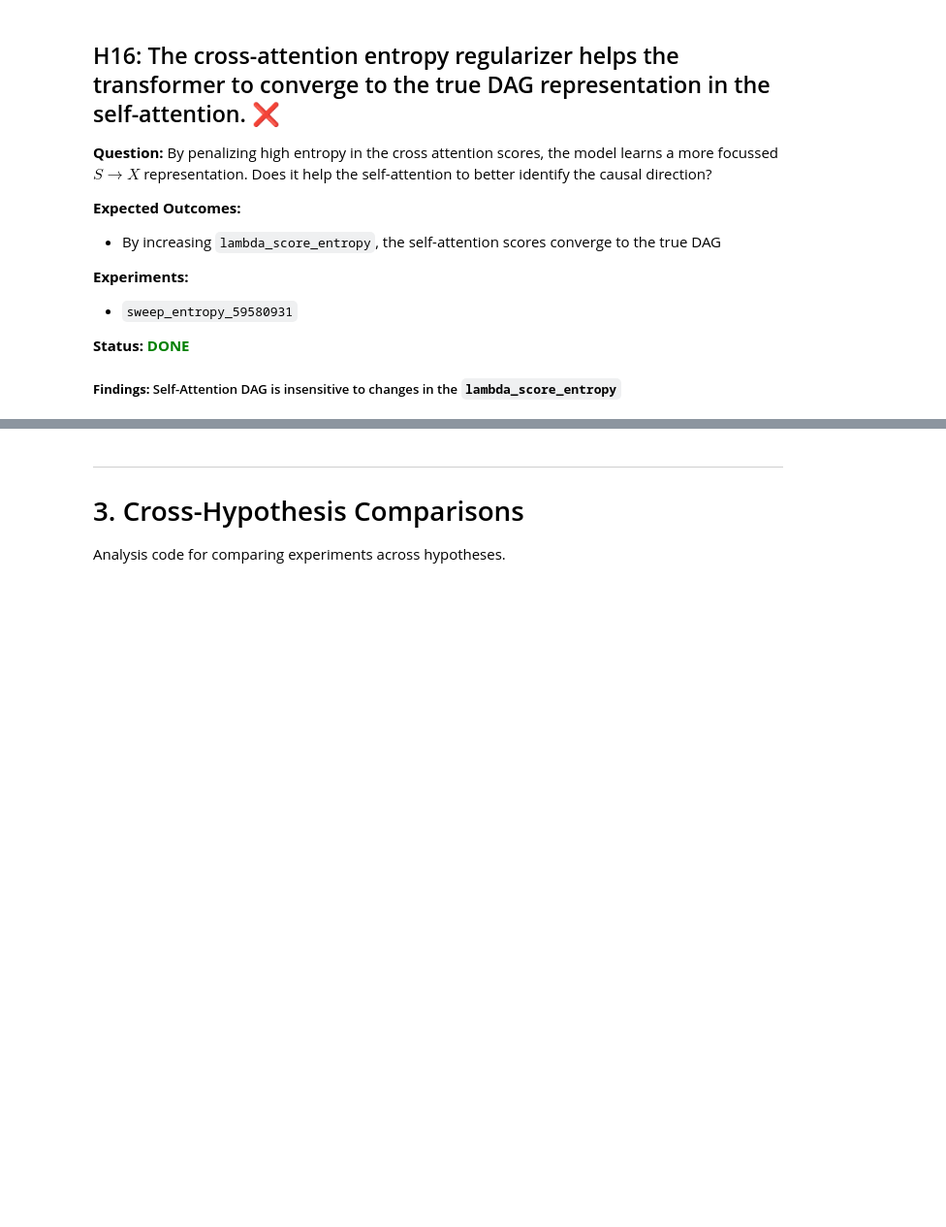
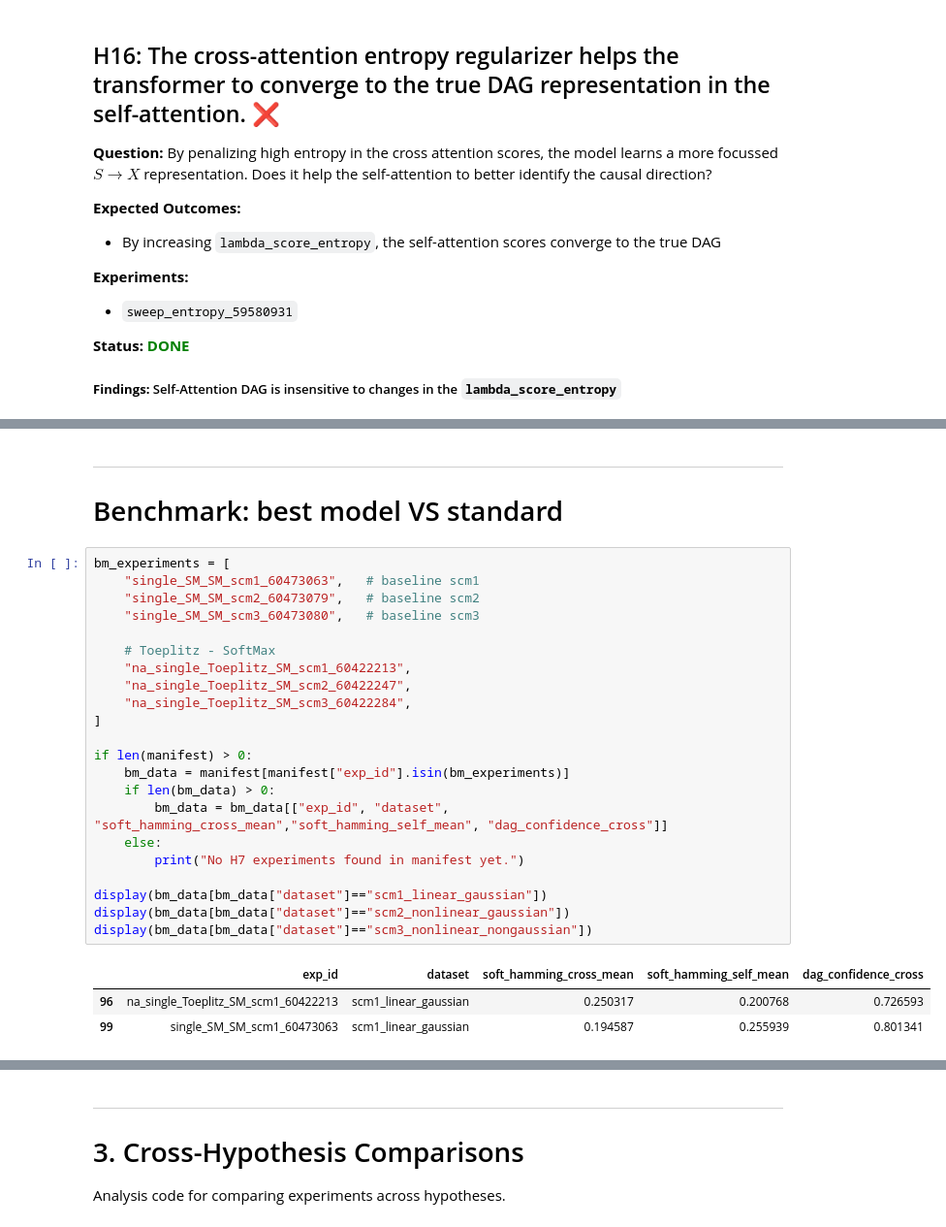
Before and after one commit to scipi1/causaliT, a Jupyter notebook: notebooks/experiments_analysis.ipynb, the cells around one changed output, grey strips where cells are left out. Shown at 97% size. Cells and saved outputs as stored; diff of their text form; blank space fills up the shorter version.

```diff
--- a/notebooks/experiments_analysis.ipynb
+++ b/notebooks/experiments_analysis.ipynb
@@ -779,0 +828,29 @@ if len(manifest) > 0:
+# %% [markdown]
+---
+# Benchmark: best model VS standard
+# %%
+bm_experiments = [
+    "single_SM_SM_scm1_60473063",   # baseline scm1
+    "single_SM_SM_scm2_60473079",   # baseline scm2
+    "single_SM_SM_scm3_60473080",   # baseline scm3
+
+    # Toeplitz - SoftMax
+    "na_single_Toeplitz_SM_scm1_60422213",
+    "na_single_Toeplitz_SM_scm2_60422247",
+    "na_single_Toeplitz_SM_scm3_60422284",
+]
+
+if len(manifest) > 0:
+    bm_data = manifest[manifest["exp_id"].isin(bm_experiments)]
+    if len(bm_data) > 0:
+        bm_data = bm_data[["exp_id", "dataset", "soft_hamming_cross_mean","soft_hamming_self_mean", "dag_confidence_cross"]]
+    else:
+        print("No H7 experiments found in manifest yet.")
+
+display(bm_data[bm_data["dataset"]=="scm1_linear_gaussian"])
+display(bm_data[bm_data["dataset"]=="scm2_nonlinear_gaussian"])
+display(bm_data[bm_data["dataset"]=="scm3_nonlinear_nongaussian"])
+# %% [output]
+|  | exp_id | dataset | soft_hamming_cross_mean | soft_hamming_self_mean | dag_confidence_cross |
+| 96 | na_single_Toeplitz_SM_scm1_60422213 | scm1_linear_gaussian | 0.250317 | 0.200768 | 0.726593 |
+| 99 | single_SM_SM_scm1_60473063 | scm1_linear_gaussian | 0.194587 | 0.255939 | 0.801341 |
```
Also changed, not shown: parts of 7 cells of this notebook, 7 other files.
